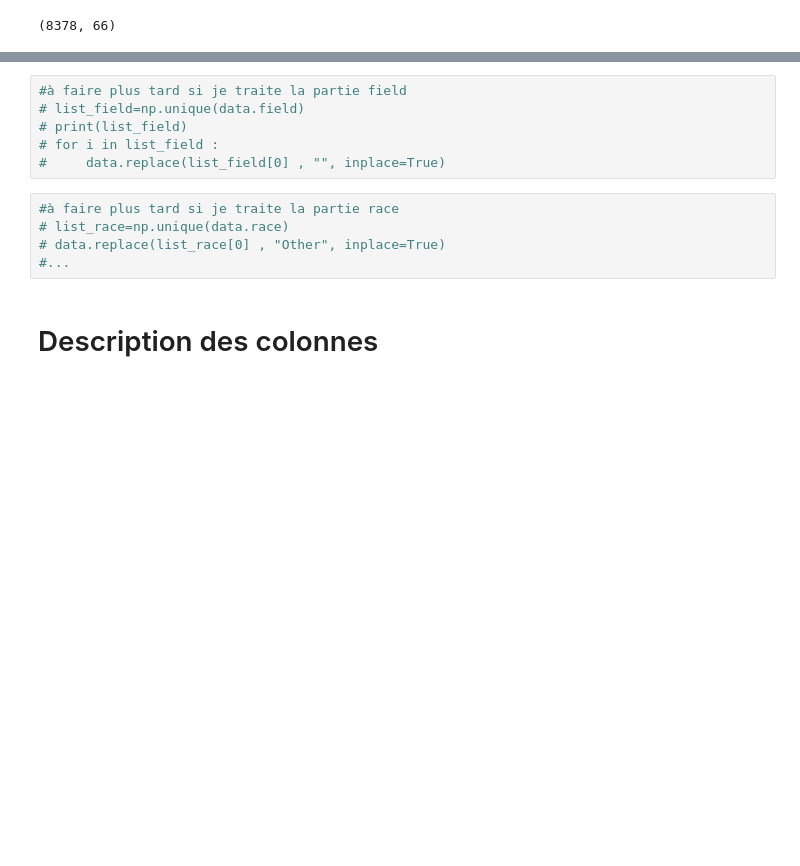
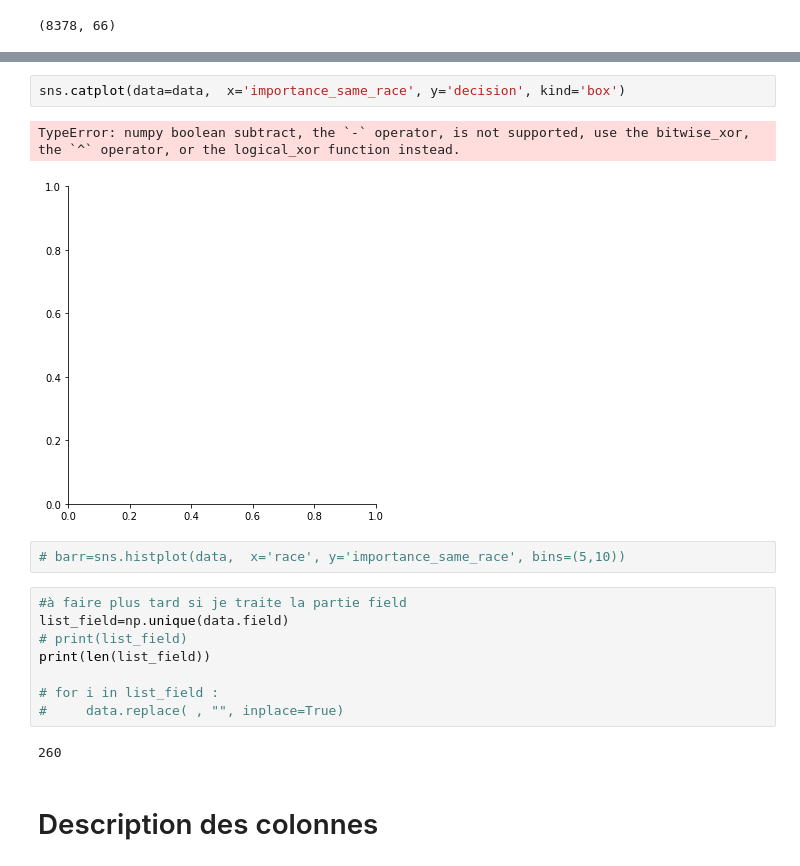
Before and after one commit to OFloyd/formation_greta, a Jupyter notebook: soutenance_17_02_speed_dating.ipynb, the cells around one changed output, grey strips where cells are left out. Saved outputs shown, nothing was run; the diff lists cells and outputs as text; blank space fills up the shorter version.

```diff
--- a/soutenance_17_02_speed_dating.ipynb
+++ b/soutenance_17_02_speed_dating.ipynb
@@ -101,14 +145,20 @@ Length: 66, dtype: object
+# %%
+sns.catplot(data=data,  x='importance_same_race', y='decision', kind='box')
+# %% [output]
+TypeError: numpy boolean subtract, the `-` operator, is not supported, use the bitwise_xor, the `^` operator, or the logical_xor function instead.
+[figure, added]
+# %%
+# barr=sns.histplot(data,  x='race', y='importance_same_race', bins=(5,10))
 # %%
 #à faire plus tard si je traite la partie field
-# list_field=np.unique(data.field)
+list_field=np.unique(data.field)
 # print(list_field)
+print(len(list_field))
+
 # for i in list_field :
-#     data.replace(list_field[0] , "", inplace=True)
+#     data.replace( , "", inplace=True)
+# %% [output]
+260
-# %%
-#à faire plus tard si je traite la partie race
-# list_race=np.unique(data.race)
-# data.replace(list_race[0] , "Other", inplace=True)
-#...
 # %% [markdown]
 # Description des colonnes
 # %%
```
Also changed, not shown: parts of 37 cells of this notebook.
